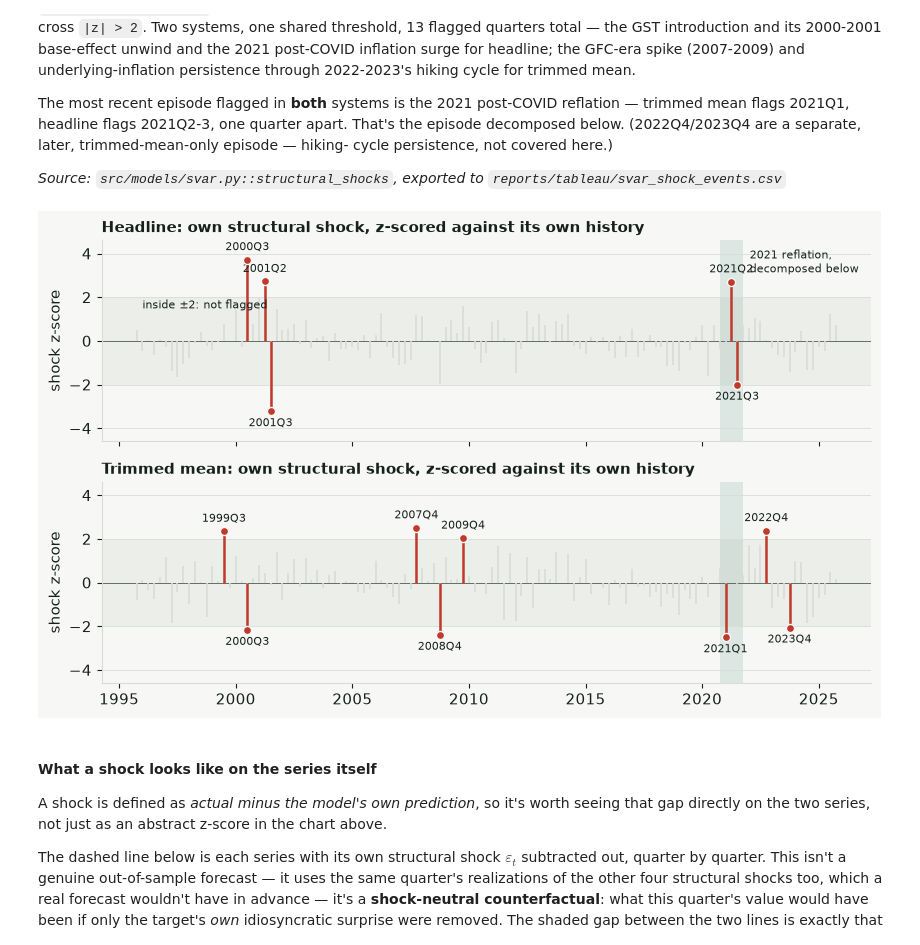
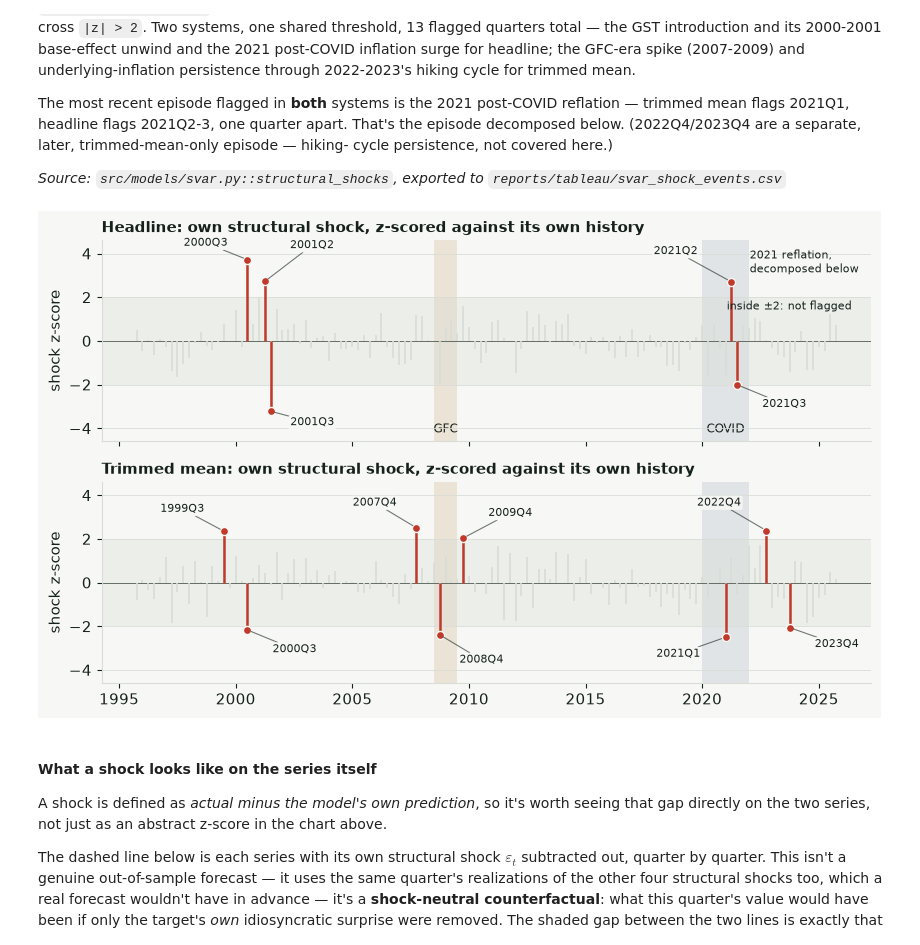
Before and after one commit to JuanVu1810/Australian-CPI-Forecast, a Jupyter notebook: book/australian_cpi_forecasting/04_modeling/44_svar.ipynb, the cells around one changed output. Cells and saved outputs as stored; diff of their text form; code cells hidden in the pictures.

```diff
--- a/book/australian_cpi_forecasting/04_modeling/44_svar.ipynb
+++ b/book/australian_cpi_forecasting/04_modeling/44_svar.ipynb
@@ -222,36 +235,64 @@ cycle persistence, not covered here.)
 *Source: `src/models/svar.py::structural_shocks`, exported to
 `reports/tableau/svar_shock_events.csv`*
 # %%
+def shade_events(ax, label=False, where="top", windows=None, alpha=0.14):
+    """GFC and COVID as light full-height bands: one definition of the periods and colours for the whole book.
+    label=True also names each band in plain text (do that once per figure); `where` is "top" or "bottom"
+    (or a {name: position} dict); `windows` overrides {name: (first quarter, last quarter, colour)}."""
+    periods = {"GFC": ("2008Q3", "2009Q3", "#a8691f"), "COVID": ("2020Q1", "2022Q1", "#5b6f8f")}
+    periods.update(windows or {})
+    for name, (start, end, colour) in periods.items():
+        s, e = pd.Period(start, "Q").to_timestamp(), pd.Period(end, "Q").to_timestamp()
+        ax.axvspan(s, e, color=colour, alpha=alpha, linewidth=0, zorder=0)
+        if label:
+            pos = where.get(name, "top") if isinstance(where, dict) else where
+            ax.text(s + (e - s) / 2, 0.97 if pos == "top" else 0.03, name, transform=ax.get_xaxis_transform(), ha="center",
+                    va="top" if pos == "top" else "bottom", fontsize=8.5, color="#16211c", zorder=1)
+
+
+def label_point(ax, x, y, text, offset, ha="center", size=7.8):
+    """Quarter label with a thin leader line to the (already drawn) point at (x, y)."""
+    ax.annotate(text, (x, y), xytext=offset, textcoords="offset points", ha=ha, va="center", fontsize=size, zorder=7,
+                bbox=dict(boxstyle="round,pad=0.15", facecolor=PAPER, edgecolor="none", alpha=0.9),
+                arrowprops=dict(arrowstyle="-", color=INK, alpha=0.6, linewidth=0.8, shrinkA=0, shrinkB=3))
+
+# label offsets (points) for the flagged quarters, chosen to sit in empty space
+OFFSETS = {
+    ("System A", "2000Q3"): (-30, 12), ("System A", "2001Q2"): (34, 26), ("System A", "2001Q3"): (30, -8),
+    ("System A", "2021Q2"): (-40, 22), ("System A", "2021Q3"): (34, -14),
+    ("System B", "1999Q3"): (-30, 16), ("System B", "2000Q3"): (34, -14), ("System B", "2007Q4"): (-30, 18),
+    ("System B", "2008Q4"): (30, -18), ("System B", "2009Q4"): (34, 18), ("System B", "2021Q1"): (-34, -12),
+    ("System B", "2022Q4"): (-34, 20), ("System B", "2023Q4"): (34, -12),
+}
+
 events = pd.read_csv(TABLEAU / "svar_shock_events.csv")
 events["date"] = pd.PeriodIndex(events["quarter"], freq="Q").to_timestamp()
 SHOCK_COLOR = "#c0392b"
 
 fig, axes = plt.subplots(2, 1, figsize=(8.6, 5.2), sharex=True)
 for ax, (system, label) in zip(axes, [("System A", "Headline"), ("System B", "Trimmed mean")]):
     sub = events[events["system"] == system].sort_values("date")
     flagged = sub[sub["flagged"]]
     ax.axhspan(-2, 2, color=GRID, alpha=0.35, linewidth=0)
     ax.axhline(0, color=INK, linewidth=0.7, alpha=0.6)
-    ax.axvspan(pd.Timestamp("2020-10-01"), pd.Timestamp("2021-10-01"), color=ACCENT, alpha=0.12, linewidth=0)
+    shade_events(ax, label=(system == "System A"), where="bottom")
     ax.vlines(sub["date"], 0, sub["shock_z"], color=GRID, linewidth=1.2, zorder=2)
     ax.vlines(flagged["date"], 0, flagged["shock_z"], color=SHOCK_COLOR, linewidth=1.8, zorder=3)
     ax.scatter(flagged["date"], flagged["shock_z"], s=34, color=SHOCK_COLOR, edgecolor=PAPER, linewidth=1.0, zorder=4)
-    for k, (_, r) in enumerate(flagged.iterrows()):
-        up = r["shock_z"] > 0
-        ax.annotate(r["quarter"], (r["date"], r["shock_z"]), xytext=(0, 5 if up else -5), textcoords="offset points",
-                    ha="center", va="bottom" if up else "top", fontsize=7.6)
+    for _, r in flagged.iterrows():
+        label_point(ax, r["date"], r["shock_z"], r["quarter"], OFFSETS.get((system, r["quarter"]), (0, 22)))
     ax.set_ylim(-4.6, 4.6)
     ax.set_ylabel("shock z-score")
     ax.set_title(f"{label}: own structural shock, z-scored against its own history", loc="left",
                  fontsize=10.5, fontweight="bold")
     ax.grid(axis="x", visible=False)
-axes[0].text(pd.Timestamp("2022-01-15"), 3.6, "2021 reflation,\ndecomposed below", ha="left", va="center", fontsize=8)
-axes[0].text(pd.Timestamp("1996-01-01"), 1.9, "inside ±2: not flagged", fontsize=8, va="top")
+axes[0].text(pd.Timestamp("2022-01-15"), 3.6, "2021 reflation," + chr(10) + "decomposed below", ha="left", va="center", fontsize=8)
+axes[0].text(pd.Timestamp("2026-06-01"), 1.85, "inside ±2: not flagged", fontsize=8, va="top", ha="right")
 year_axis(axes[1], 5)
 fig.tight_layout()
 plt.show()
 # %% [output]
-[figure, old version]
+[figure, new version]
 # %% [markdown]
 #### What a shock looks like on the series itself
 
```
Also changed, not shown: parts of 3 cells of this notebook, 11 other files.
